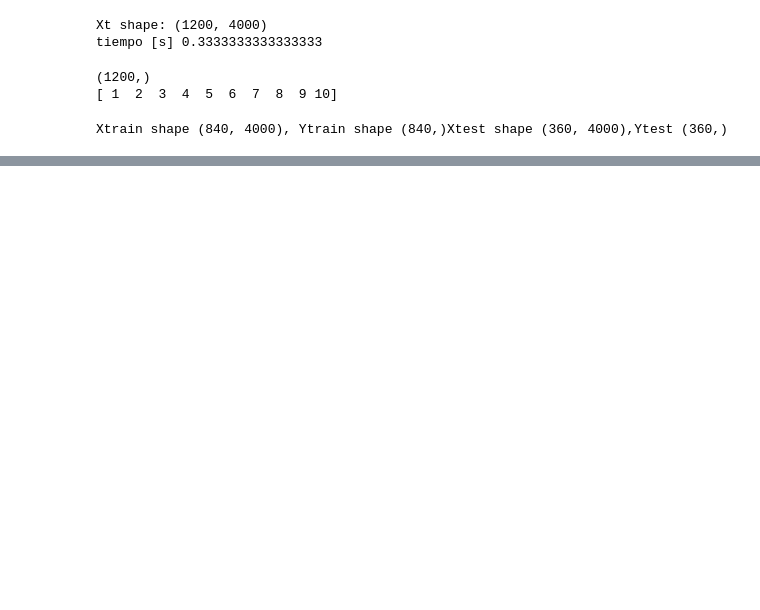
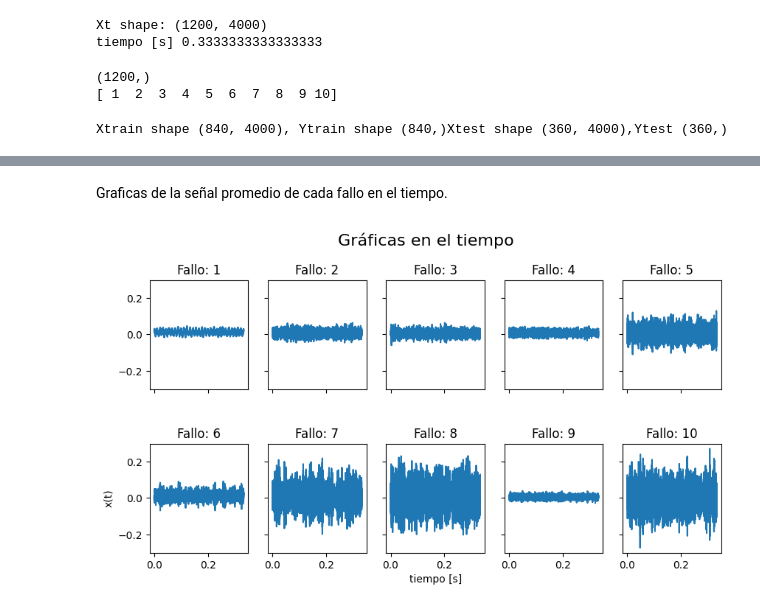
Before and after one commit to GabrielaRomoM/EjerciciosSYS-Phyton, a Jupyter notebook: PARCIAL2/3Puntoparcial.ipynb, the cells around one changed output, grey strips where cells are left out. Cells and saved outputs as stored; diff of their text form; code cells hidden in the pictures; blank space fills up the shorter version.

```diff
--- a/PARCIAL2/3Puntoparcial.ipynb
+++ b/PARCIAL2/3Puntoparcial.ipynb
@@ -218,0 +99,26 @@ plt.show()
+# %% [markdown]
+Graficas de la señal promedio de cada fallo en el tiempo.
+# %%
+f = 2 #Numero de filas para el grafico
+c = 5 #Numero de columnas en el gráfico
+
+#Se utilizó la funcion axes para poder crear el grafico organizaodo en columnas y filas
+fig, axes = plt.subplots(f,c, figsize=(10, 5), sharex=True, sharey=True)
+#El ciclo permite calcular la señal promedio de cada clase en funcion del tiempo
+vt = np.arange(0,Tl,1/Fs) #Vector que define el tiempo de la señal
+for i in range(f):
+    for j in range(c):
+        clase = c * i + j + 1
+        señal= Xtrain[Ytrain==clase]
+        prom= np.mean(señal,axis=0)
+        axes[i, j].plot(vt, prom)
+        axes[i,j].set_title(f'Fallo: {clase}')
+
+axes[1, 2].set_xlabel('tiempo [s]')
+axes[1, 0].set_ylabel('x(t)')
+
+plt.suptitle('Gráficas en el tiempo', fontsize=16)
+plt.subplots_adjust(top=0.85, hspace=0.5)  #Ajustes para mejorar la disposición
+plt.show()
+# %% [output]
+[figure, added]
```
Also changed, not shown: parts of 22 cells of this notebook.
